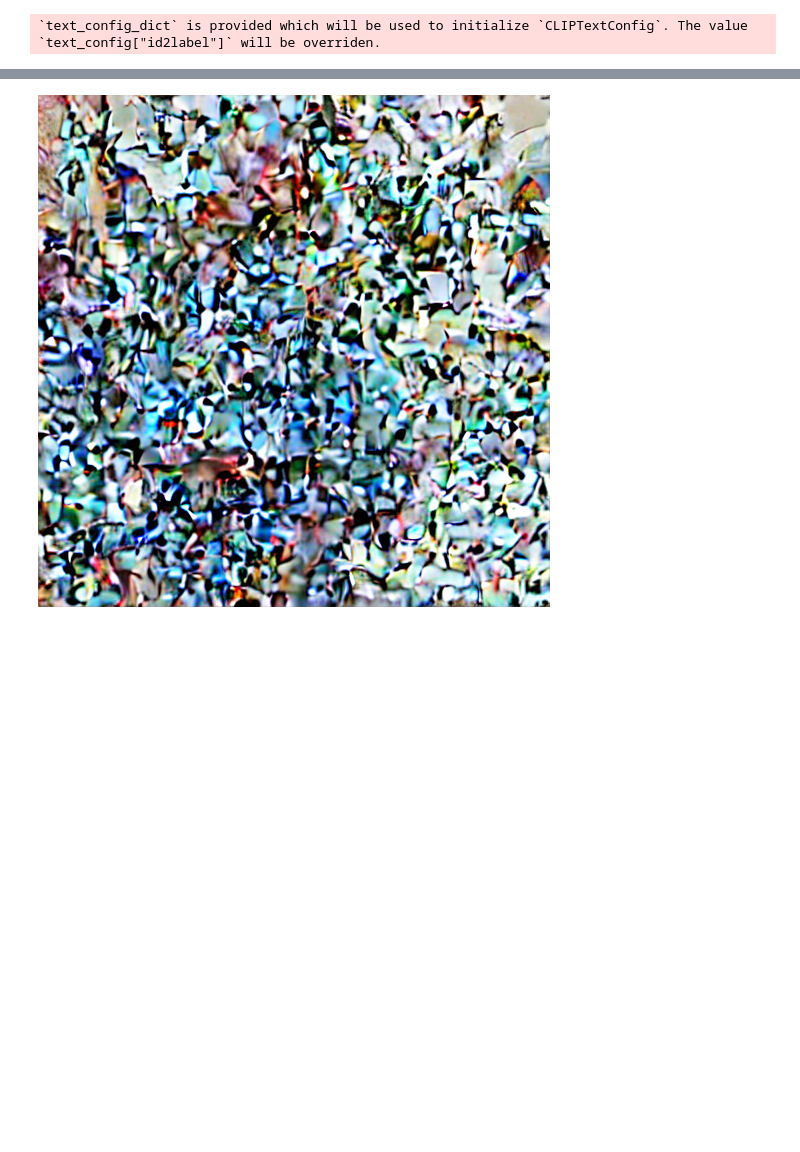
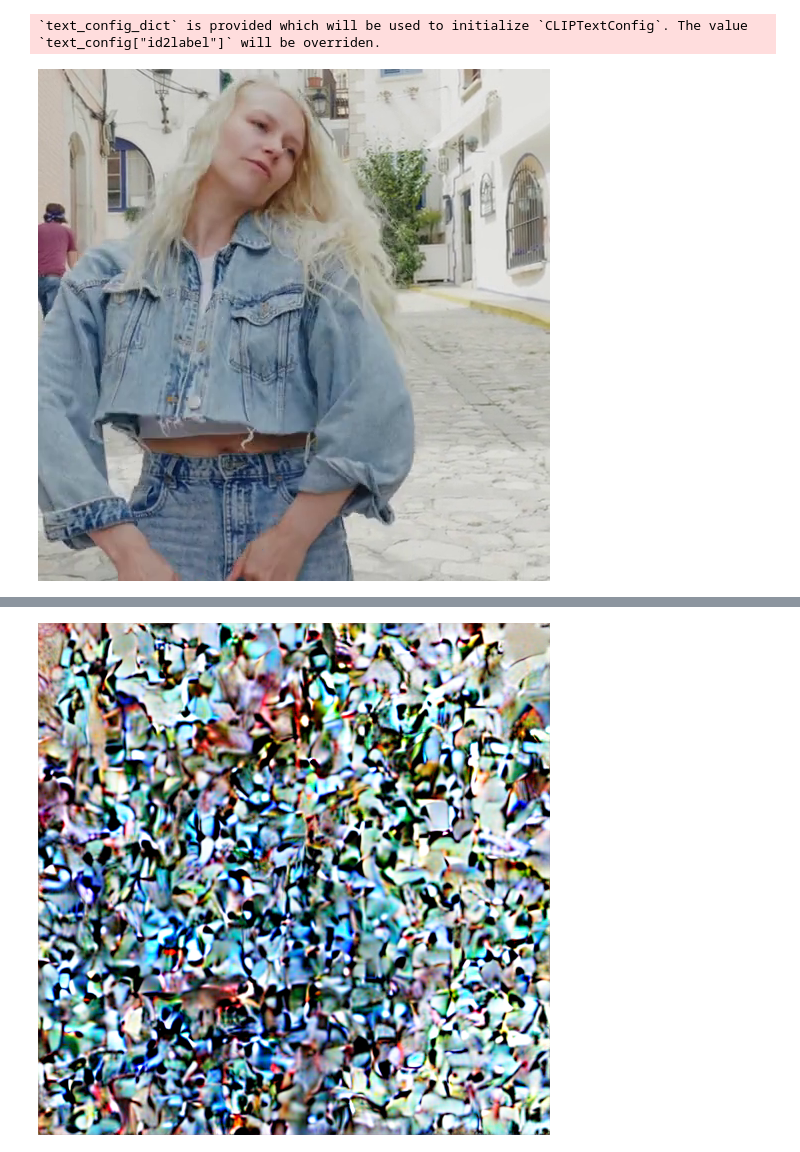
Before and after one commit to IzumiSatoshi/tile_interpolation, a Jupyter notebook: invertible_controlnet_test.ipynb, the cells around one changed output, grey strips where cells are left out. Saved outputs shown, nothing was run; the diff lists cells and outputs as text; code cells hidden in the pictures; blank space fills up the shorter version.

```diff
--- a/invertible_controlnet_test.ipynb
+++ b/invertible_controlnet_test.ipynb
@@ -45,11 +45,15 @@ def visualize_latents(l):
 # %%
 # source_image = load_image('https://github.com/lllyasviel/ControlNet-v1-1-nightly/raw/main/test_imgs/dog64.png')
 # condition_image = resize_for_condition_image(source_image, 512)
 source_image = load_image('./data/woman_dance_in_street/040.png')
+# source_image = resize_for_condition_image(source_image, 1024)
 # source_image = my_load_image('https://images.pexels.com/photos/8306128/pexels-photo-8306128.jpeg', size=(512, 512))
 # source_image = resize_for_condition_image(source_image, 512)
 condition_image = load_image('./data/woman_dance_in_street/050.png')
 condition_image = resize_for_condition_image(condition_image, 512)
+source_image
+# %% [output]
+[figure, added]
 # %%
 def invert(
         image,
```
Also changed, not shown: parts of 4 cells of this notebook, 3 other files.
